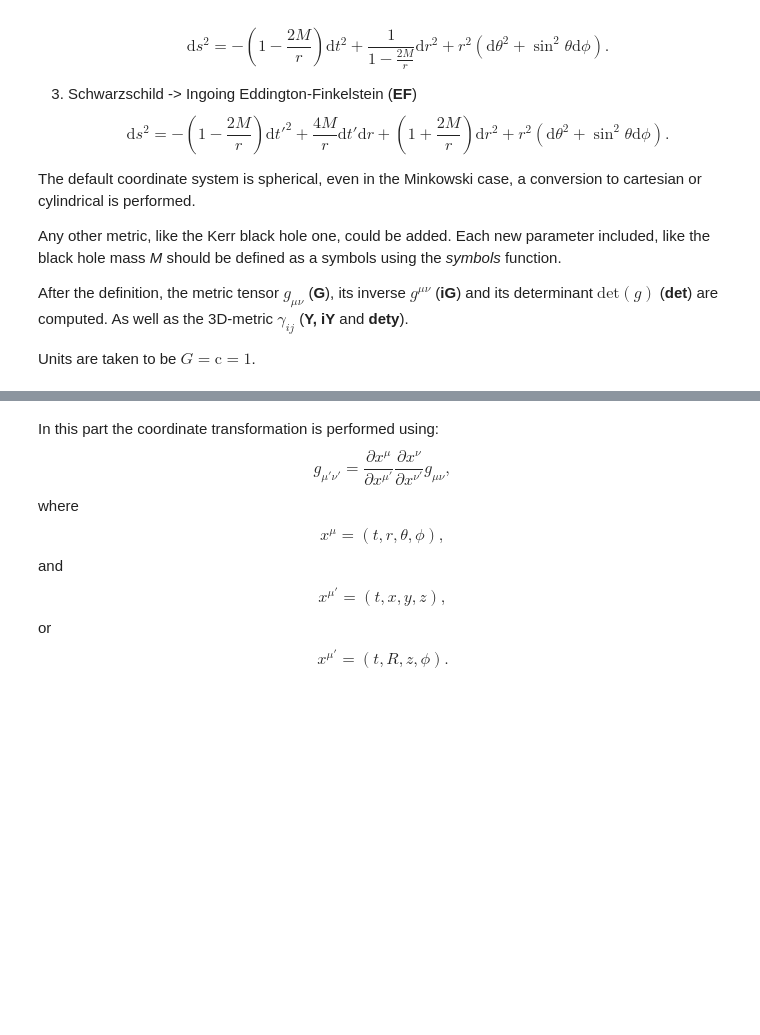
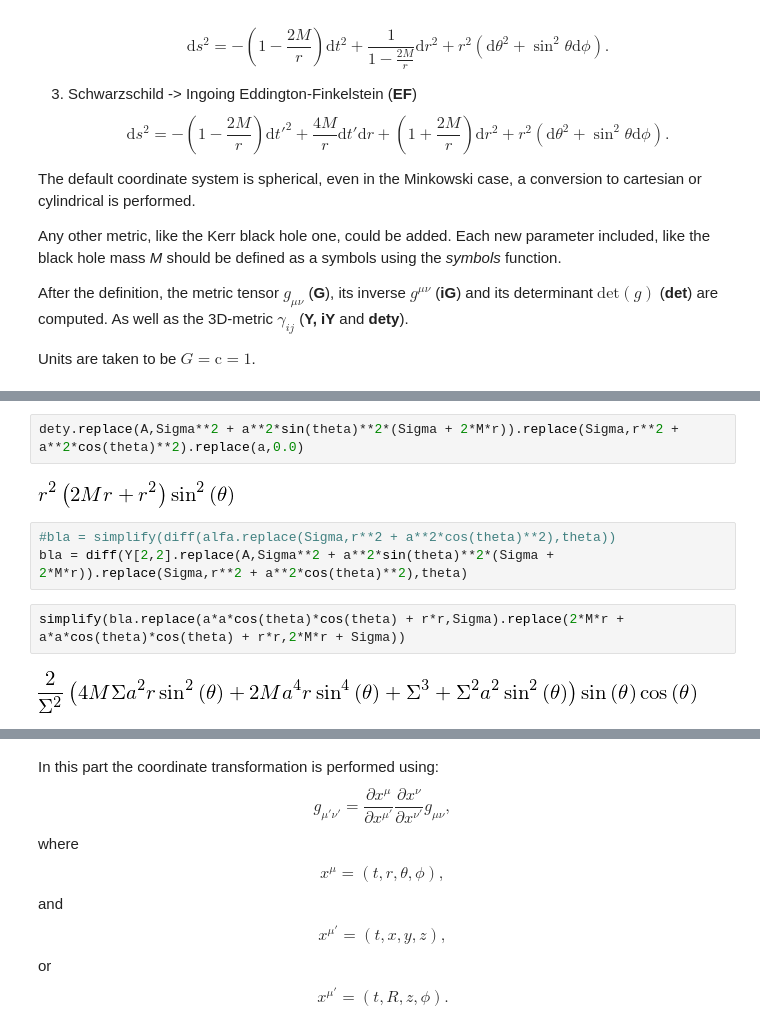
Before and after one commit to aztekas-code/aztekas-main, a Jupyter notebook: Src/Tensor/Metrica_new.ipynb, the cells around one changed output, grey strips where cells are left out. Cells and saved outputs as stored; diff of their text form; blank space fills up the shorter version.

```diff
--- a/Src/Tensor/Metrica_new.ipynb
+++ b/Src/Tensor/Metrica_new.ipynb
@@ -71,0 +100,11 @@ elif metric == 'EF':
+# %%
+dety.replace(A,Sigma**2 + a**2*sin(theta)**2*(Sigma + 2*M*r)).replace(Sigma,r**2 + a**2*cos(theta)**2).replace(a,0.0)
+# %% [output]
+[figure, added]
+# %%
+#bla = simplify(diff(alfa.replace(Sigma,r**2 + a**2*cos(theta)**2),theta))
+bla = diff(Y[2,2].replace(A,Sigma**2 + a**2*sin(theta)**2*(Sigma + 2*M*r)).replace(Sigma,r**2 + a**2*cos(theta)**2),theta)
+# %%
+simplify(bla.replace(a*a*cos(theta)*cos(theta) + r*r,Sigma).replace(2*M*r + a*a*cos(theta)*cos(theta) + r*r,2*M*r + Sigma))
+# %% [output]
+[figure, added]
```
Also changed, not shown: parts of 3 cells of this notebook, 54 other files.
